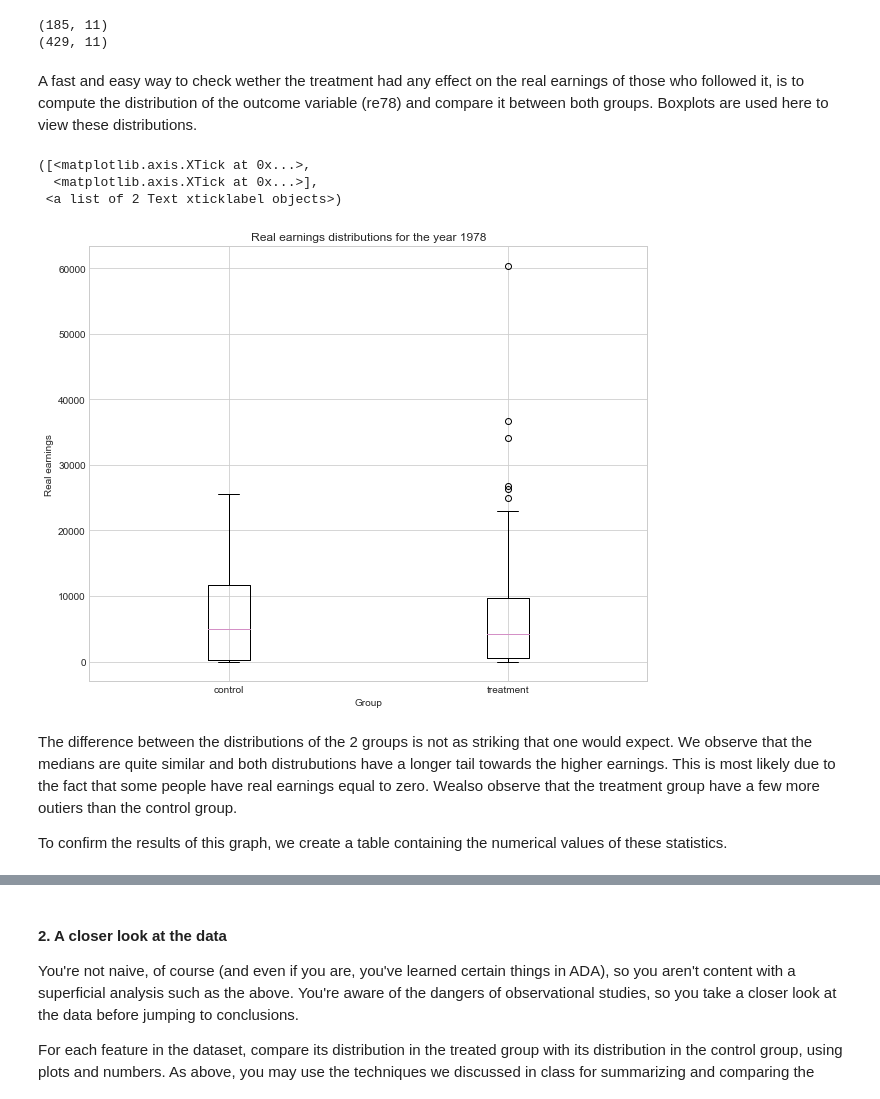
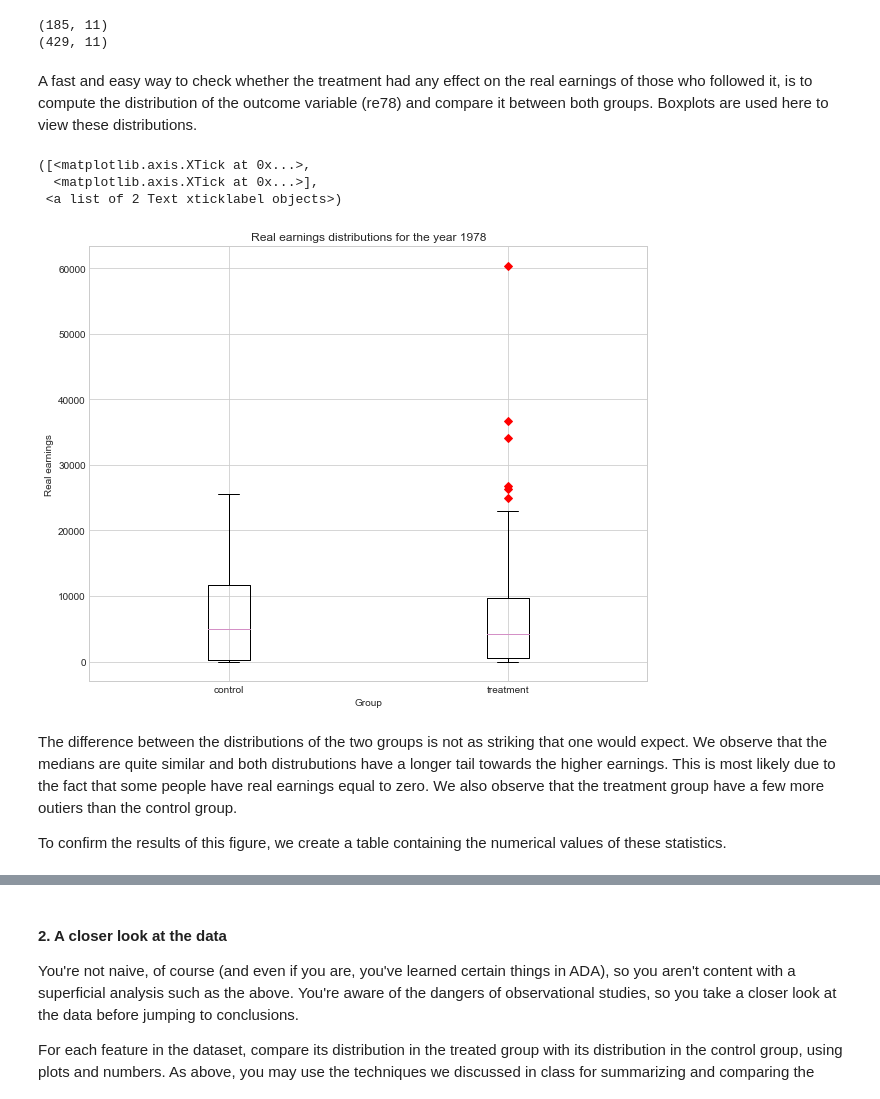
Before and after one commit to sourabhlal/ada2017, a Jupyter notebook: 04 - Applied ML/Homework4-Question1.ipynb, the cells around one changed output, grey strips where cells are left out. Cells and saved outputs as stored; diff of their text form; code cells hidden in the pictures.

```diff
--- a/04 - Applied ML/Homework4-Question1.ipynb
+++ b/04 - Applied ML/Homework4-Question1.ipynb
@@ -72,33 +73,31 @@ print(data_control.shape)
 (185, 11)
 (429, 11)
 # %% [markdown]
-A fast and easy way to check wether the treatment had any effect on the real earnings of those who followed it, is to compute the distribution of the outcome variable (re78) and compare it between both groups.
+A fast and easy way to check whether the treatment had any effect on the real earnings of those who followed it, is to compute the distribution of the outcome variable (re78) and compare it between both groups.
 Boxplots are used here to view these distributions.
 # %%
-#create a figure
-
 #Style
 sns.set_style('whitegrid')
 sns.set_palette('cubehelix',2)
 
-#Figure
+#figure
 plt.figure(figsize=(10,8))
-plt.boxplot([data_control.re78,data_treat.re78],0)
+plt.boxplot([data_control.re78,data_treat.re78],0,'rD')
 
-#Labels
+#labels
 plt.ylabel('Real earnings')
 plt.xlabel('Group')
 plt.title('Real earnings distributions for the year 1978')
 plt.xticks([1,2],['control','treatment'])
 # %% [output]
 ([<matplotlib.axis.XTick at 0x...>,
   <matplotlib.axis.XTick at 0x...>],
  <a list of 2 Text xticklabel objects>)
-[figure, old version]
+[figure, new version]
 # %% [markdown]
-The difference between the distributions of the 2 groups is not as striking that one would expect. We observe that the medians are quite similar and both distrubutions have a longer tail towards the higher earnings. This is most likely due to the fact that some people have real earnings equal to zero. Wealso observe that the treatment group have a few more outiers than the control group.
+The difference between the distributions of the two groups is not as striking that one would expect. We observe that the medians are quite similar and both distrubutions have a longer tail towards the higher earnings. This is most likely due to the fact that some people have real earnings equal to zero. We also observe that the treatment group have a few more outiers than the control group.
 
-To confirm the results of this graph, we create a table containing the numerical values of these statistics.
+To confirm the results of this figure, we create a table containing the numerical values of these statistics.
 # %%
 #Descriptive statistics
 descrip = pd.DataFrame()
```
Also changed, not shown: parts of 77 cells of this notebook.
